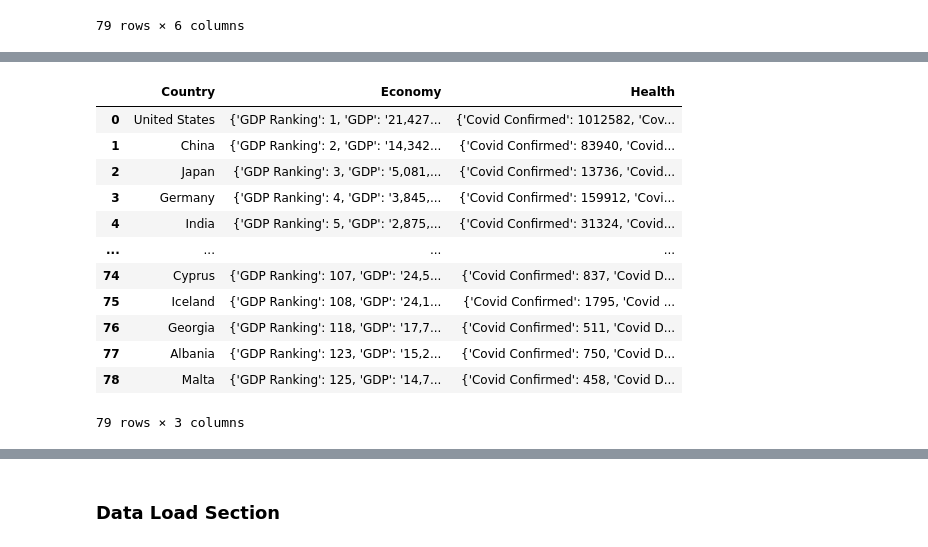
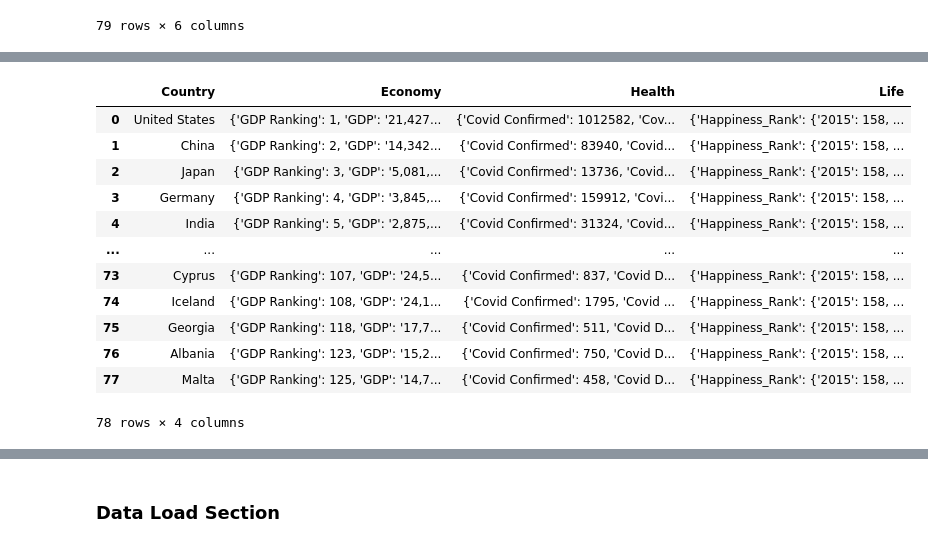
Before and after one commit to benwbarr/ETL-Project, a Jupyter notebook: Data_Load.ipynb, the cells around one changed output, grey strips where cells are left out. Cells and saved outputs as stored; diff of their text form; code cells hidden in the pictures.

```diff
--- a/Data_Load.ipynb
+++ b/Data_Load.ipynb
@@ -169,18 +184,0 @@ health_final_df.head()
-# %%
-# Preparing Health Data
-health_dict = {}
-health_data = {}
-
-for index, row in health_df.iterrows():
-    health_data = {'Covid Confirmed': row['Covid Confirmed']
-                ,'Covid Deaths': row['Covid Deaths']
-                ,'Covid Recovered': row['Covid Recovered']
-                ,'Covid first Date': row['Covid first Date']
-                ,'Flu/Pneumonia Death Rate Per 100000': row['Flu/Pneumonia Death Rate Per 100000']
-               }
-    health_dict.setdefault('Country',[]).append(row['Country'])
-    health_dict.setdefault('Health',[]).append(health_data)
-
-# Storing Dictionary to DataFrame for easy conversion to Json
-health_final_df = pd.DataFrame(health_dict)
-health_final_df.head()
@@ -205,22 +298,23 @@ health_final_df.head()
 # %%
 # Merging all Dataframes to create 1 Dataframe for upload to Mongo DB
 final_df = pd.merge(country_df,eco_final_df,on="Country")
 final_df = pd.merge(final_df,health_final_df,on="Country")
+final_df = pd.merge(final_df,life_final_df,on="Country")
 final_df
 # %% [output]
-|  | Country | Economy | Health |
-| 0 | United States | {'GDP Ranking': 1, 'GDP': '21,427... | {'Covid Confirmed': 1012582, 'Cov... |
-| 1 | China | {'GDP Ranking': 2, 'GDP': '14,342... | {'Covid Confirmed': 83940, 'Covid... |
-| 2 | Japan | {'GDP Ranking': 3, 'GDP': '5,081,... | {'Covid Confirmed': 13736, 'Covid... |
-| 3 | Germany | {'GDP Ranking': 4, 'GDP': '3,845,... | {'Covid Confirmed': 159912, 'Covi... |
-| 4 | India | {'GDP Ranking': 5, 'GDP': '2,875,... | {'Covid Confirmed': 31324, 'Covid... |
-| ... | ... | ... | ... |
-| 74 | Cyprus | {'GDP Ranking': 107, 'GDP': '24,5... | {'Covid Confirmed': 837, 'Covid D... |
-| 75 | Iceland | {'GDP Ranking': 108, 'GDP': '24,1... | {'Covid Confirmed': 1795, 'Covid ... |
-| 76 | Georgia | {'GDP Ranking': 118, 'GDP': '17,7... | {'Covid Confirmed': 511, 'Covid D... |
-| 77 | Albania | {'GDP Ranking': 123, 'GDP': '15,2... | {'Covid Confirmed': 750, 'Covid D... |
-| 78 | Malta | {'GDP Ranking': 125, 'GDP': '14,7... | {'Covid Confirmed': 458, 'Covid D... |
+|  | Country | Economy | Health | Life |
+| 0 | United States | {'GDP Ranking': 1, 'GDP': '21,427... | {'Covid Confirmed': 1012582, 'Cov... | {'Happiness_Rank': {'2015': 158, ... |
+| 1 | China | {'GDP Ranking': 2, 'GDP': '14,342... | {'Covid Confirmed': 83940, 'Covid... | {'Happiness_Rank': {'2015': 158, ... |
+| 2 | Japan | {'GDP Ranking': 3, 'GDP': '5,081,... | {'Covid Confirmed': 13736, 'Covid... | {'Happiness_Rank': {'2015': 158, ... |
+| 3 | Germany | {'GDP Ranking': 4, 'GDP': '3,845,... | {'Covid Confirmed': 159912, 'Covi... | {'Happiness_Rank': {'2015': 158, ... |
+| 4 | India | {'GDP Ranking': 5, 'GDP': '2,875,... | {'Covid Confirmed': 31324, 'Covid... | {'Happiness_Rank': {'2015': 158, ... |
+| ... | ... | ... | ... | ... |
+| 73 | Cyprus | {'GDP Ranking': 107, 'GDP': '24,5... | {'Covid Confirmed': 837, 'Covid D... | {'Happiness_Rank': {'2015': 158, ... |
+| 74 | Iceland | {'GDP Ranking': 108, 'GDP': '24,1... | {'Covid Confirmed': 1795, 'Covid ... | {'Happiness_Rank': {'2015': 158, ... |
+| 75 | Georgia | {'GDP Ranking': 118, 'GDP': '17,7... | {'Covid Confirmed': 511, 'Covid D... | {'Happiness_Rank': {'2015': 158, ... |
+| 76 | Albania | {'GDP Ranking': 123, 'GDP': '15,2... | {'Covid Confirmed': 750, 'Covid D... | {'Happiness_Rank': {'2015': 158, ... |
+| 77 | Malta | {'GDP Ranking': 125, 'GDP': '14,7... | {'Covid Confirmed': 458, 'Covid D... | {'Happiness_Rank': {'2015': 158, ... |
-79 rows × 3 columns
+78 rows × 4 columns
 # %%
 # Converting Final dataframe to Json for loading to Mongo DB Collection
 final_json = json.loads(final_df.to_json(orient='records'))
```
Also changed, not shown: parts of 20 cells of this notebook.
